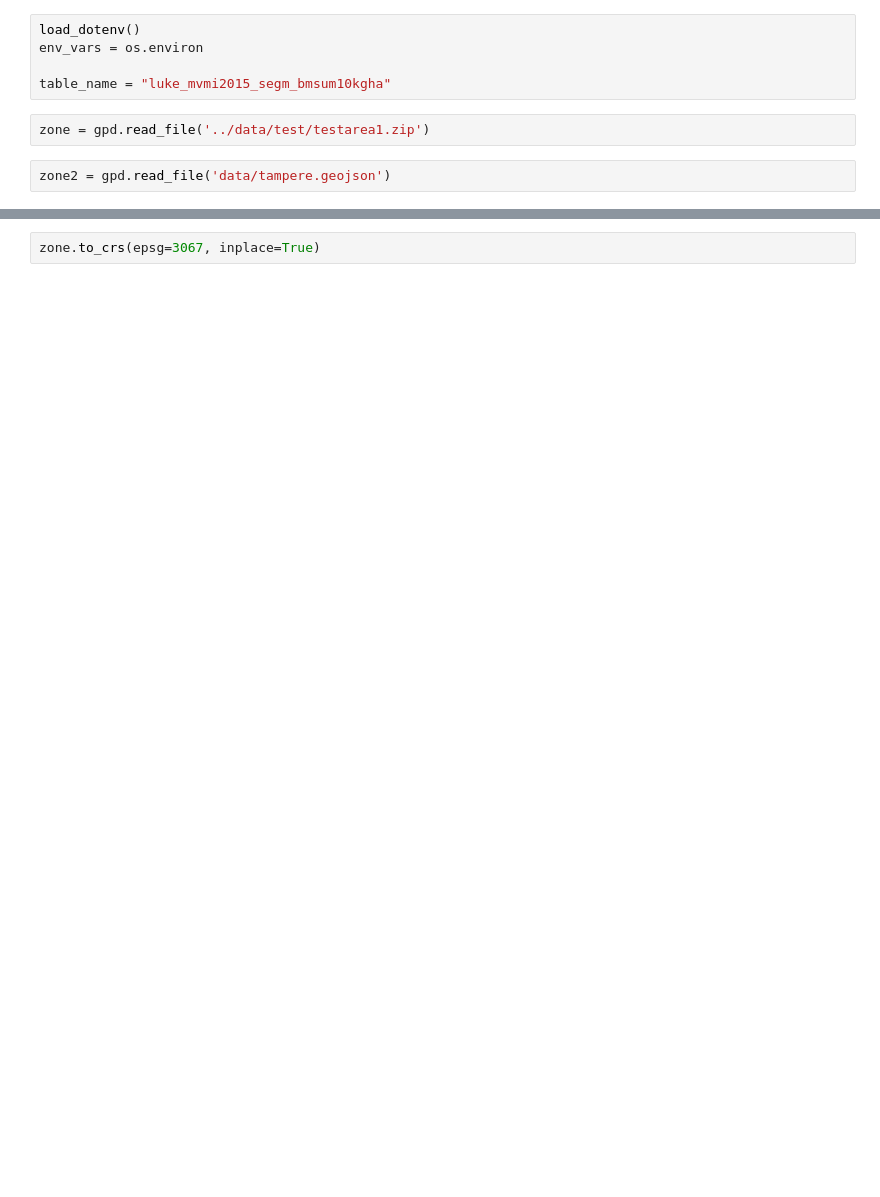
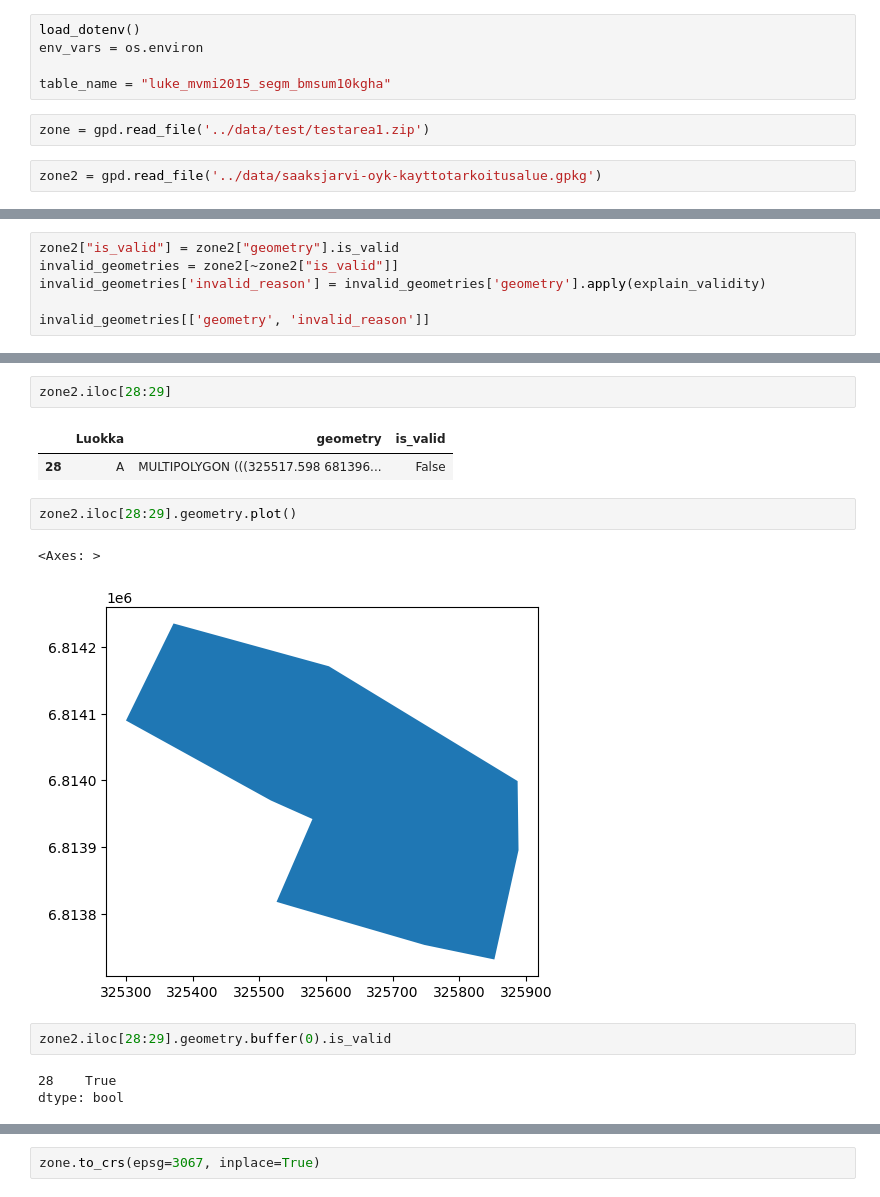
Before and after one commit to AvoinOrg/hiilikartta-data-service, a Jupyter notebook: notebooks/data.ipynb, the cells around one changed output, grey strips where cells are left out. Cells and saved outputs as stored; diff of their text form; blank space fills up the shorter version.

Commit message:
Update data notebook

```diff
--- a/notebooks/data.ipynb
+++ b/notebooks/data.ipynb
@@ -31,4 +32,4 @@ table_name = "luke_mvmi2015_segm_bmsum10kgha"
 # %%
 zone = gpd.read_file('../data/test/testarea1.zip')
 # %%
-zone2 = gpd.read_file('data/tampere.geojson')
+zone2 = gpd.read_file('../data/saaksjarvi-oyk-kayttotarkoitusalue.gpkg')
@@ -44,0 +36,6 @@ DriverError: '/vsizip/tests/data/hyhkynlaakso.zip' does not exist in the file sy
+# %%
+zone2["is_valid"] = zone2["geometry"].is_valid
+invalid_geometries = zone2[~zone2["is_valid"]]
+invalid_geometries['invalid_reason'] = invalid_geometries['geometry'].apply(explain_validity)
+
+invalid_geometries[['geometry', 'invalid_reason']]
@@ -44,0 +69,15 @@ DriverError: '/vsizip/tests/data/hyhkynlaakso.zip' does not exist in the file sy
+# %%
+zone2.iloc[28:29]
+# %% [output]
+|  | Luokka | geometry | is_valid |
+| 28 | A | MULTIPOLYGON (((325517.598 681396... | False |
+# %%
+zone2.iloc[28:29].geometry.plot()
+# %% [output]
+<Axes: >
+[figure, added]
+# %%
+zone2.iloc[28:29].geometry.buffer(0).is_valid
+# %% [output]
+28    True
+dtype: bool
```
Also changed, not shown: parts of 8 cells of this notebook.
